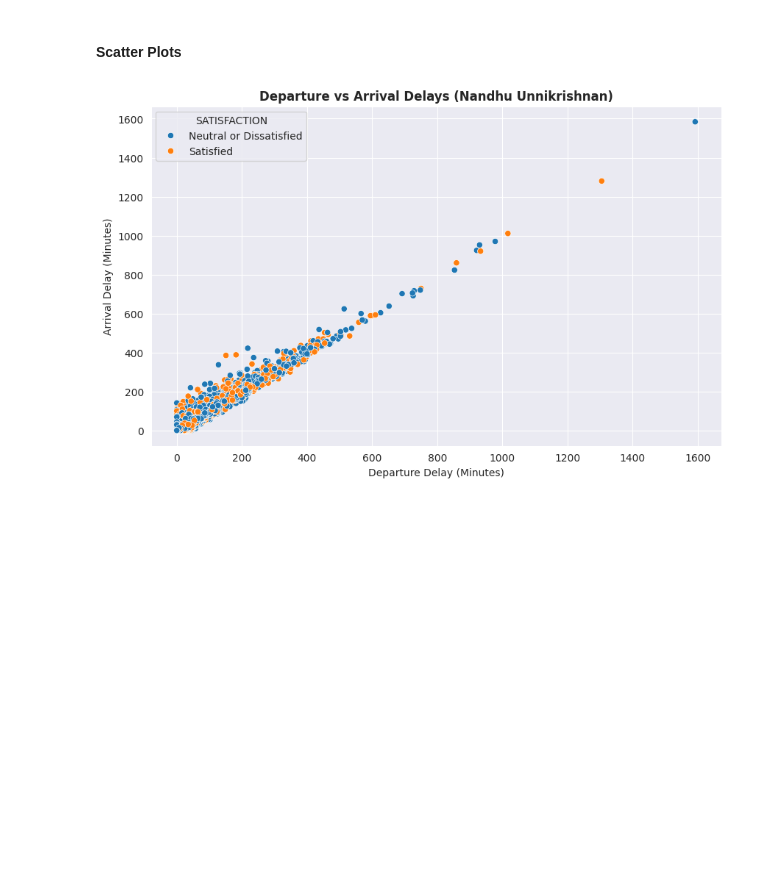
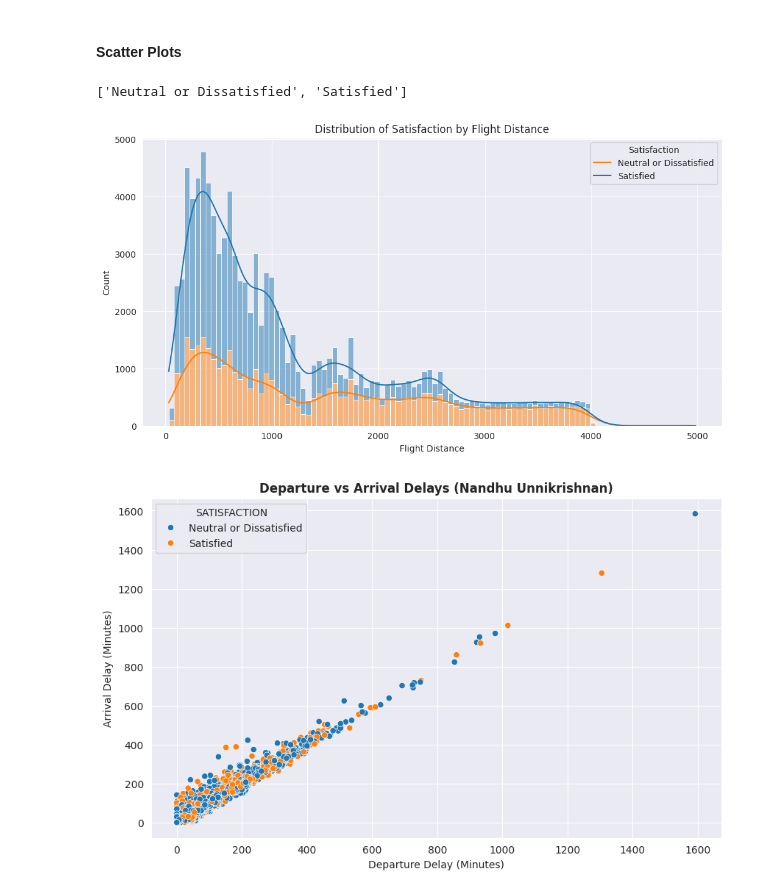
Before and after one commit to BrettFX/DATA-602-Airline-Customer-Satisfaction, a Jupyter notebook: eda/TEAM_5_EDA_DataPrep.ipynb, the cells around one changed output. Drawn from its saved outputs; the diff is of its cells as text; code cells hidden in the pictures; blank space fills up the shorter version.

```diff
--- a/eda/TEAM_5_EDA_DataPrep.ipynb
+++ b/eda/TEAM_5_EDA_DataPrep.ipynb
@@ -592,6 +592,29 @@ slightly broader distribution, indicating more variability in their satisfaction
 to older passengers, who tend to cluster around specific satisfaction levels.
 # %% [markdown]
 #### Scatter Plots
+# %%
+# Categorical encode target for analysis
+target_column = 'SATISFACTION'
+label_to_id = {}
+id_to_label = {}
+for idx, value in enumerate(df[target_column].value_counts().to_dict()):
+    label_to_id[value] = idx
+    id_to_label[idx] = value
+# %%
+list(label_to_id.keys())
+# %% [output]
+['Neutral or Dissatisfied', 'Satisfied']
+# %%
+# Plot: Satisfaction by Flight Distance
+plt.figure(figsize=(12, 6))
+sns.histplot(data=df, x='FLIGHT_DISTANCE', hue='SATISFACTION', multiple="stack", bins=100, kde=True)
+plt.xlabel("Flight Distance")
+plt.ylabel("Count")
+plt.title("Distribution of Satisfaction by Flight Distance")
+plt.legend(title="Satisfaction", labels=list(label_to_id.keys()))
+plt.show()
+# %% [output]
+[figure, added]
 # %%
 # Plot: Scatter Plot of Departure Delay vs Arrival Delay
 plt.figure(figsize=(10, 6))
```
Also changed, not shown: 3 other files.
